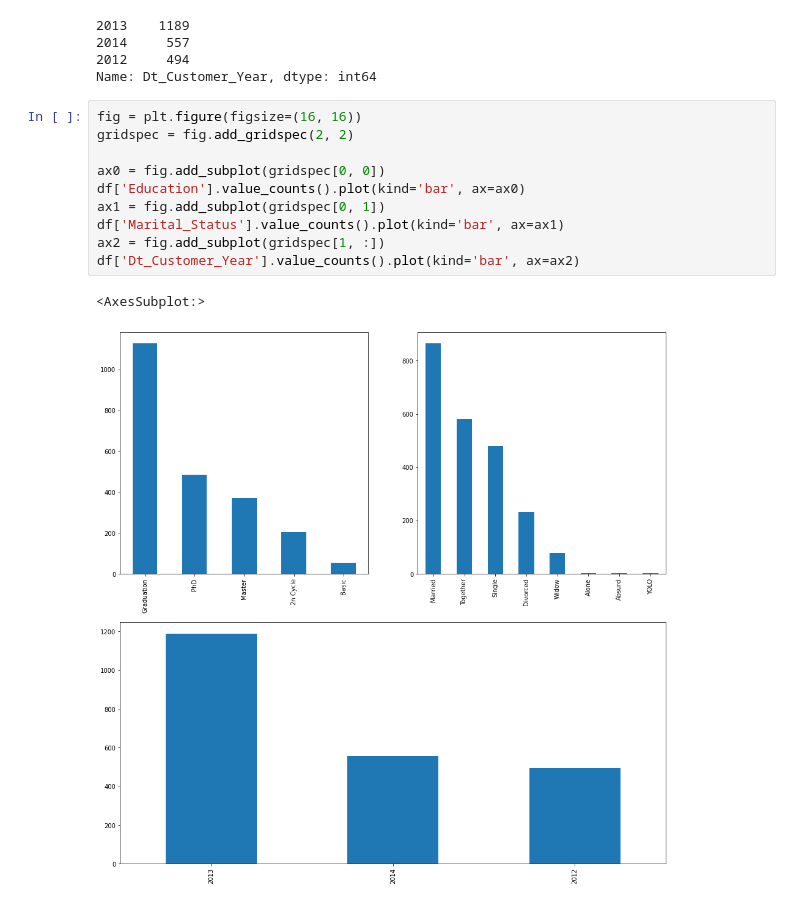
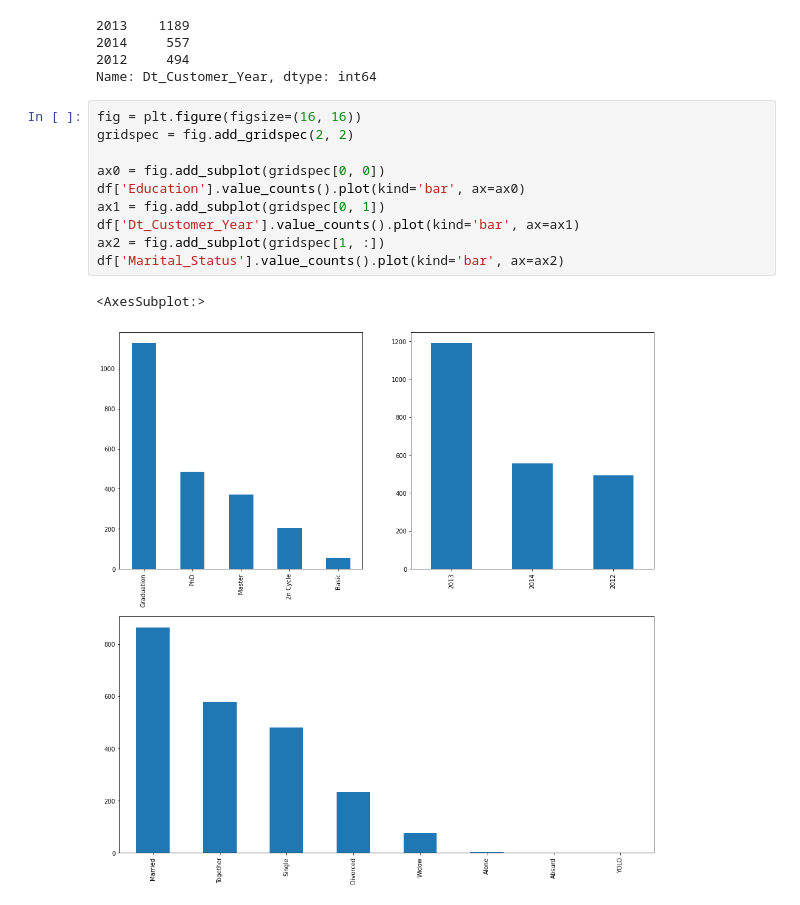
Before and after one commit to tannd-ds/ds-practice, a Jupyter notebook: customer-personality-analysis/Customer Personality Analysis.ipynb, the cells around one changed output. Saved outputs shown, nothing was run; the diff lists cells and outputs as text.

```diff
--- a/customer-personality-analysis/Customer Personality Analysis.ipynb
+++ b/customer-personality-analysis/Customer Personality Analysis.ipynb
@@ -168,13 +169,13 @@ Name: Dt_Customer_Year, dtype: int64
 # %%
 fig = plt.figure(figsize=(16, 16))
 gridspec = fig.add_gridspec(2, 2)
 
 ax0 = fig.add_subplot(gridspec[0, 0])
 df['Education'].value_counts().plot(kind='bar', ax=ax0)
 ax1 = fig.add_subplot(gridspec[0, 1])
-df['Marital_Status'].value_counts().plot(kind='bar', ax=ax1)
+df['Dt_Customer_Year'].value_counts().plot(kind='bar', ax=ax1)
 ax2 = fig.add_subplot(gridspec[1, :])
-df['Dt_Customer_Year'].value_counts().plot(kind='bar', ax=ax2)
+df['Marital_Status'].value_counts().plot(kind='bar', ax=ax2)
 # %% [output]
 <AxesSubplot:>
-[figure, old version]
+[figure, new version]
```
Also changed, not shown: parts of 13 cells of this notebook, 4 other files.
